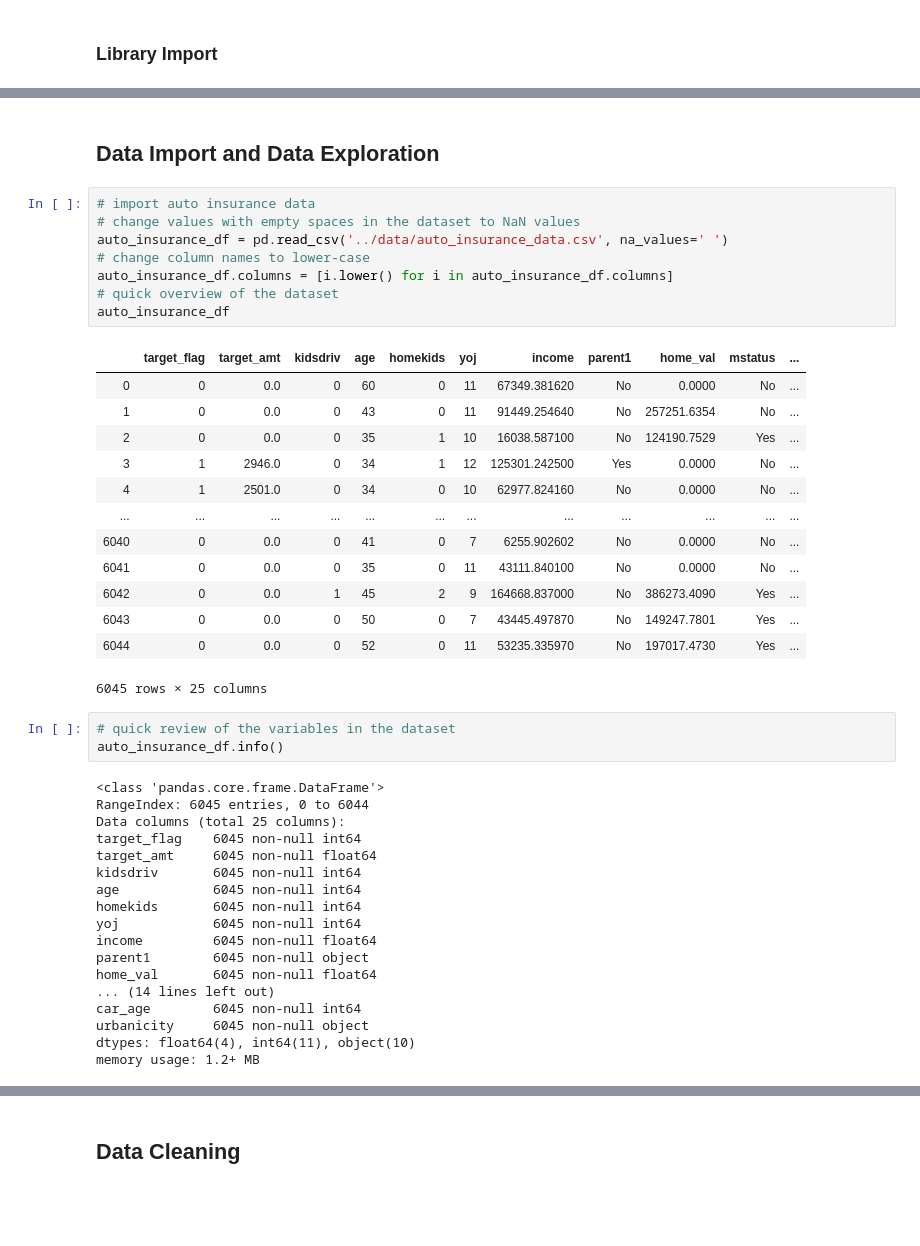
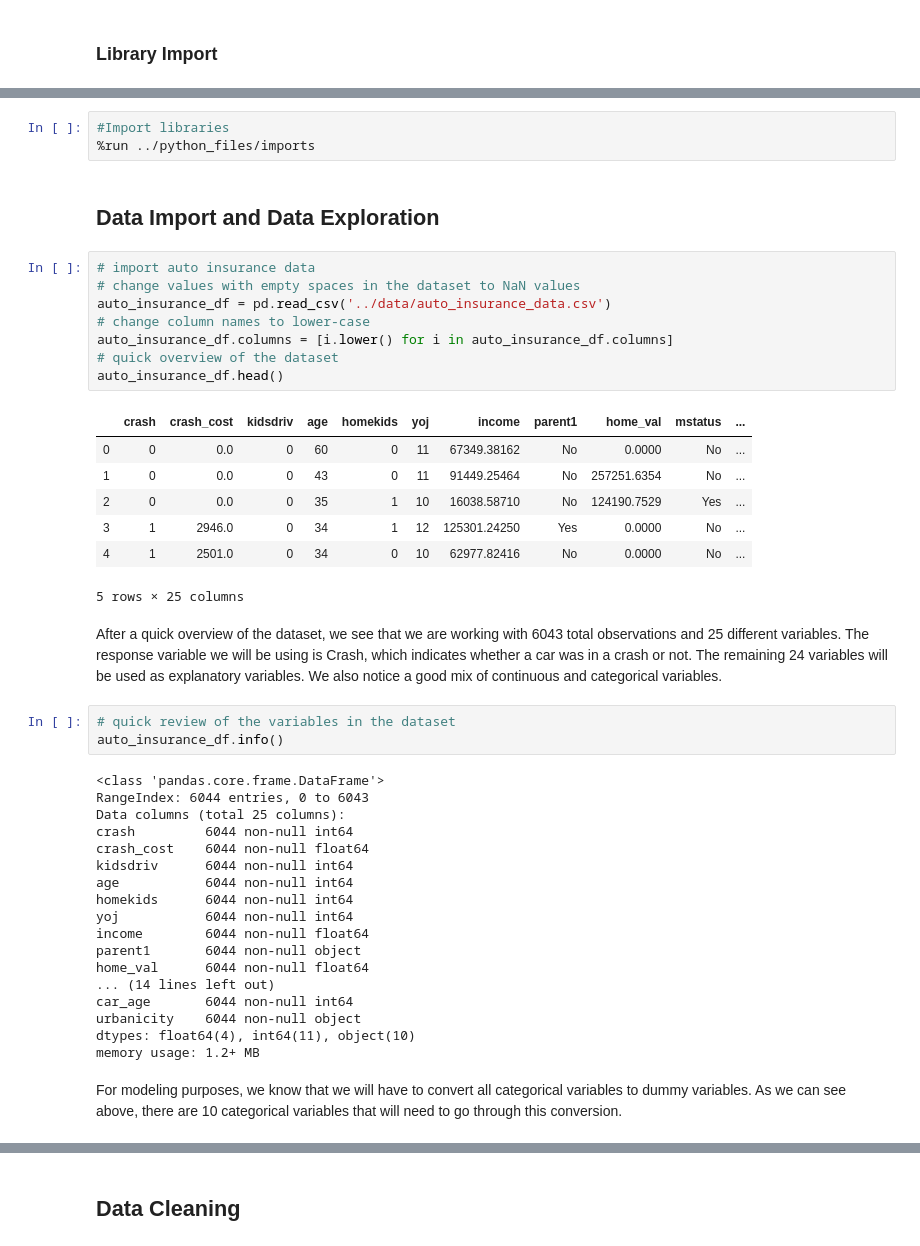
Before and after one commit to nzauner/Auto_Insurance, a Jupyter notebook: notebooks/auto_insurance_eda.ipynb, the cells around one changed output, grey strips where cells are left out. Saved outputs shown, nothing was run; the diff lists cells and outputs as text; blank space fills up the shorter version.

```diff
--- a/notebooks/auto_insurance_eda.ipynb
+++ b/notebooks/auto_insurance_eda.ipynb
@@ -19,46 +11,47 @@ from sklearn import linear_model
+# %%
+#Import libraries
+%run ../python_files/imports
 # %% [markdown]
 ## Data Import and Data Exploration
 # %%
 # import auto insurance data
 # change values with empty spaces in the dataset to NaN values
-auto_insurance_df = pd.read_csv('../data/auto_insurance_data.csv', na_values=' ')
+auto_insurance_df = pd.read_csv('../data/auto_insurance_data.csv')
 # change column names to lower-case
 auto_insurance_df.columns = [i.lower() for i in auto_insurance_df.columns]
 # quick overview of the dataset
-auto_insurance_df
+auto_insurance_df.head()
 # %% [output]
-|  | target_flag | target_amt | kidsdriv | age | homekids | yoj | income | parent1 | home_val | mstatus | ... |
-| 0 | 0 | 0.0 | 0 | 60 | 0 | 11 | 67349.381620 | No | 0.0000 | No | ... |
-| 1 | 0 | 0.0 | 0 | 43 | 0 | 11 | 91449.254640 | No | 257251.6354 | No | ... |
-| 2 | 0 | 0.0 | 0 | 35 | 1 | 10 | 16038.587100 | No | 124190.7529 | Yes | ... |
-| 3 | 1 | 2946.0 | 0 | 34 | 1 | 12 | 125301.242500 | Yes | 0.0000 | No | ... |
-| 4 | 1 | 2501.0 | 0 | 34 | 0 | 10 | 62977.824160 | No | 0.0000 | No | ... |
-| ... | ... | ... | ... | ... | ... | ... | ... | ... | ... | ... | ... |
-| 6040 | 0 | 0.0 | 0 | 41 | 0 | 7 | 6255.902602 | No | 0.0000 | No | ... |
-| 6041 | 0 | 0.0 | 0 | 35 | 0 | 11 | 43111.840100 | No | 0.0000 | No | ... |
-| 6042 | 0 | 0.0 | 1 | 45 | 2 | 9 | 164668.837000 | No | 386273.4090 | Yes | ... |
-| 6043 | 0 | 0.0 | 0 | 50 | 0 | 7 | 43445.497870 | No | 149247.7801 | Yes | ... |
-| 6044 | 0 | 0.0 | 0 | 52 | 0 | 11 | 53235.335970 | No | 197017.4730 | Yes | ... |
+|  | crash | crash_cost | kidsdriv | age | homekids | yoj | income | parent1 | home_val | mstatus | ... |
+| 0 | 0 | 0.0 | 0 | 60 | 0 | 11 | 67349.38162 | No | 0.0000 | No | ... |
+| 1 | 0 | 0.0 | 0 | 43 | 0 | 11 | 91449.25464 | No | 257251.6354 | No | ... |
+| 2 | 0 | 0.0 | 0 | 35 | 1 | 10 | 16038.58710 | No | 124190.7529 | Yes | ... |
+| 3 | 1 | 2946.0 | 0 | 34 | 1 | 12 | 125301.24250 | Yes | 0.0000 | No | ... |
+| 4 | 1 | 2501.0 | 0 | 34 | 0 | 10 | 62977.82416 | No | 0.0000 | No | ... |
-6045 rows × 25 columns
+5 rows × 25 columns
+# %% [markdown]
+After a quick overview of the dataset, we see that we are working with 6043 total observations and 25 different variables. The response variable we will be using is Crash, which indicates whether a car was in a crash or not. The remaining 24 variables will be used as explanatory variables. We also notice a good mix of continuous and categorical variables.
 # %%
 # quick review of the variables in the dataset
 auto_insurance_df.info()
 # %% [output]
 <class 'pandas.core.frame.DataFrame'>
-RangeIndex: 6045 entries, 0 to 6044
+RangeIndex: 6044 entries, 0 to 6043
 Data columns (total 25 columns):
-target_flag    6045 non-null int64
-target_amt     6045 non-null float64
-kidsdriv       6045 non-null int64
-age            6045 non-null int64
-homekids       6045 non-null int64
-yoj            6045 non-null int64
-income         6045 non-null float64
-parent1        6045 non-null object
-home_val       6045 non-null float64
+crash         6044 non-null int64
+crash_cost    6044 non-null float64
+kidsdriv      6044 non-null int64
+age           6044 non-null int64
+homekids      6044 non-null int64
+yoj           6044 non-null int64
+income        6044 non-null float64
+parent1       6044 non-null object
+home_val      6044 non-null float64
 ... (14 lines left out)
-car_age        6045 non-null int64
-urbanicity     6045 non-null object
+car_age       6044 non-null int64
+urbanicity    6044 non-null object
 dtypes: float64(4), int64(11), object(10)
 memory usage: 1.2+ MB
+# %% [markdown]
+For modeling purposes, we know that we will have to convert all categorical variables to dummy variables. As we can see above, there are 10 categorical variables that will need to go through this conversion.
 # %%
```
Also changed, not shown: parts of 11 cells of this notebook, 3 other files.
